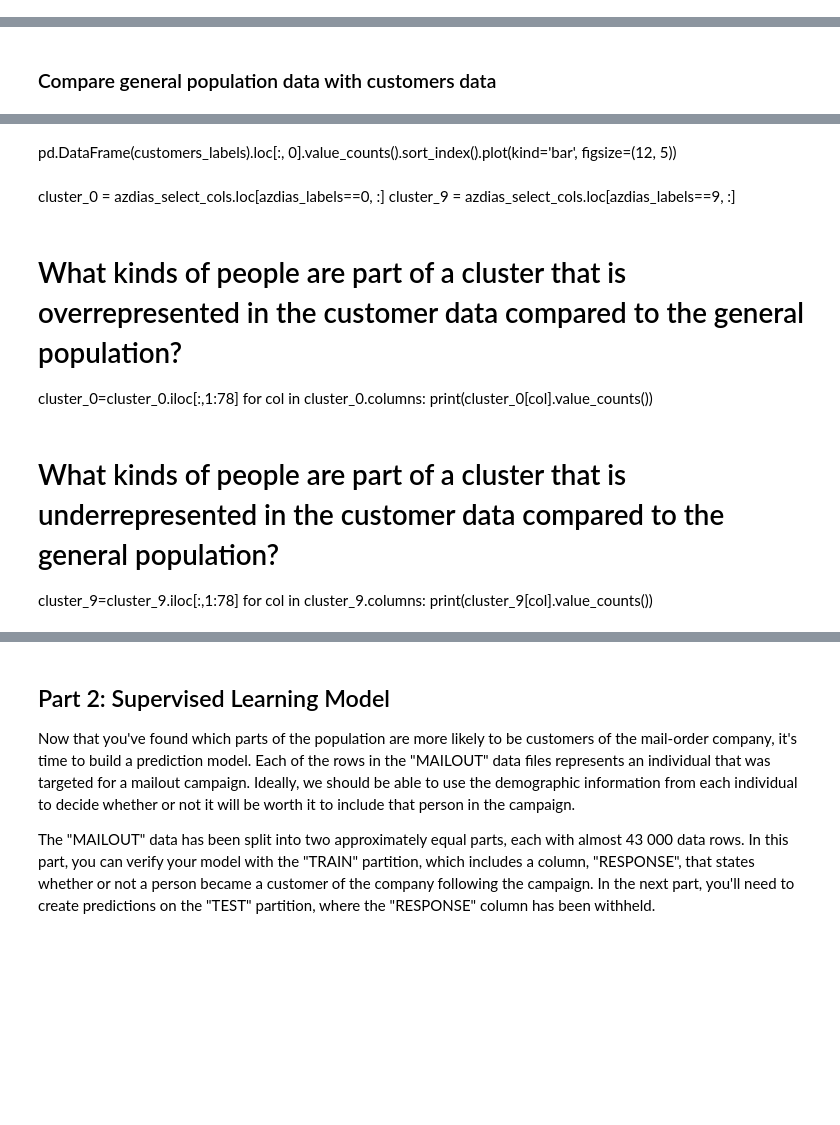
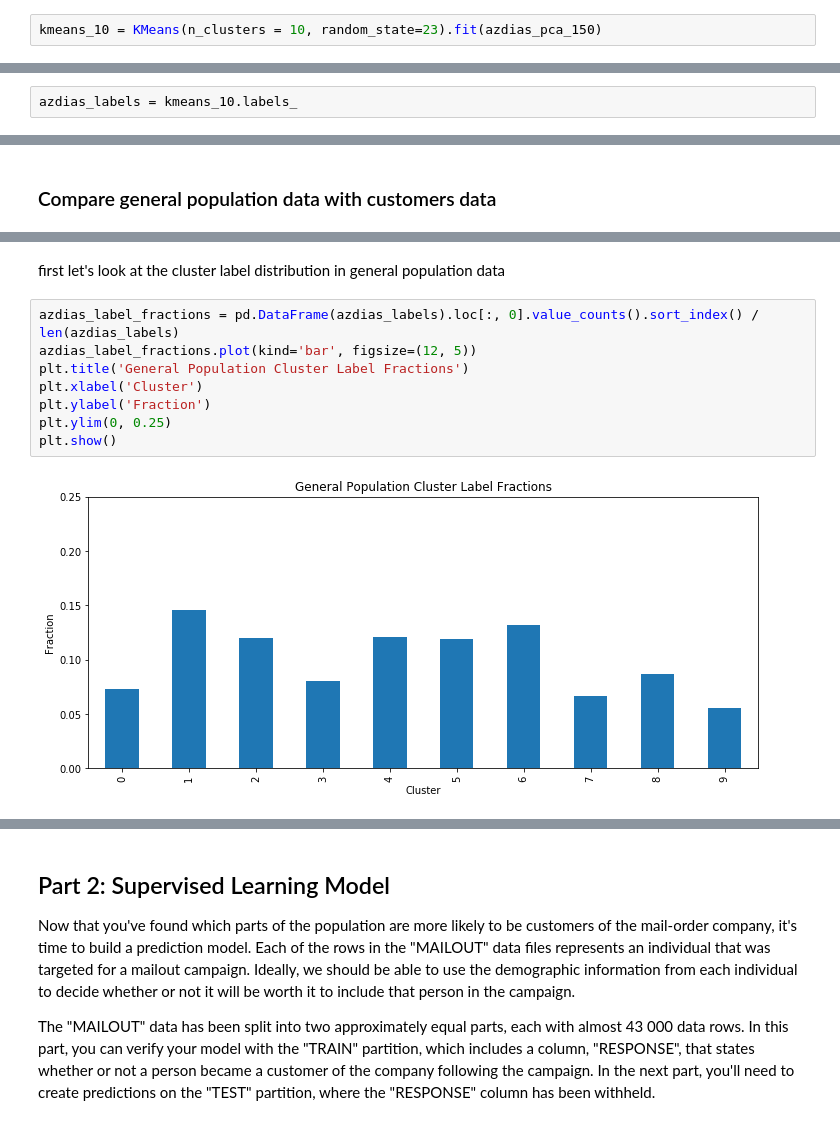
Before and after one commit to wanlipu/arvato, a Jupyter notebook: Arvato_Project_workbook_final_final.ipynb, the cells around one changed output, grey strips where cells are left out. Drawn from its saved outputs; the diff is of its cells as text; blank space fills up the shorter version.

```diff
--- a/Arvato_Project_workbook_final_final.ipynb
+++ b/Arvato_Project_workbook_final_final.ipynb
@@ -1230,0 +1283,2 @@ dump(kmeans_10, './outputs/kmeans_10.joblib')
+# %%
+kmeans_10 = KMeans(n_clusters = 10, random_state=23).fit(azdias_pca_150)
@@ -1231,2 +1291,4 @@ dump(kmeans_10, './outputs/kmeans_10.joblib')
+# %%
+azdias_labels = kmeans_10.labels_
 # %% [markdown]
 ### Apply PCA for custorm data
@@ -1243,15 +1305,12 @@ pd.DataFrame(azdias_labels).loc[:, 0].value_counts().sort_index().plot(kind='bar
-# %% [markdown]
-pd.DataFrame(customers_labels).loc[:, 0].value_counts().sort_index().plot(kind='bar', figsize=(12, 5))
-# %% [markdown]
-cluster_0 = azdias_select_cols.loc[azdias_labels==0, :]
-cluster_9 = azdias_select_cols.loc[azdias_labels==9, :]
-# %% [markdown]
-# What kinds of people are part of a cluster that is overrepresented in the customer data compared to the general population?
-cluster_0=cluster_0.iloc[:,1:78]
-for col in cluster_0.columns:
-    print(cluster_0[col].value_counts())
-# %% [markdown]
-# What kinds of people are part of a cluster that is underrepresented in the customer data compared to the general population?
-cluster_9=cluster_9.iloc[:,1:78]
-for col in cluster_9.columns:
-    print(cluster_9[col].value_counts())
+# %% [markdown]
+first let's look at the cluster label distribution in general population data
+# %%
+azdias_label_fractions = pd.DataFrame(azdias_labels).loc[:, 0].value_counts().sort_index() / len(azdias_labels)
+azdias_label_fractions.plot(kind='bar', figsize=(12, 5))
+plt.title('General Population Cluster Label Fractions')
+plt.xlabel('Cluster')
+plt.ylabel('Fraction')
+plt.ylim(0, 0.25)
+plt.show()
+# %% [output]
+[figure, added]
```
Also changed, not shown: parts of 134 cells of this notebook.
